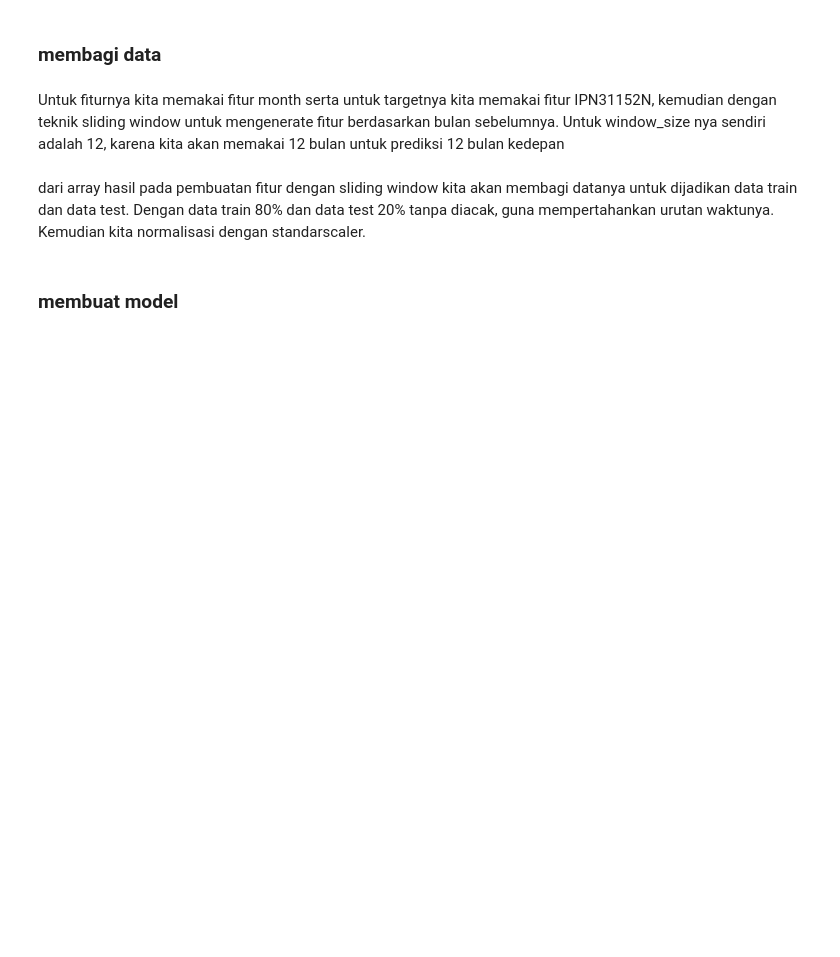
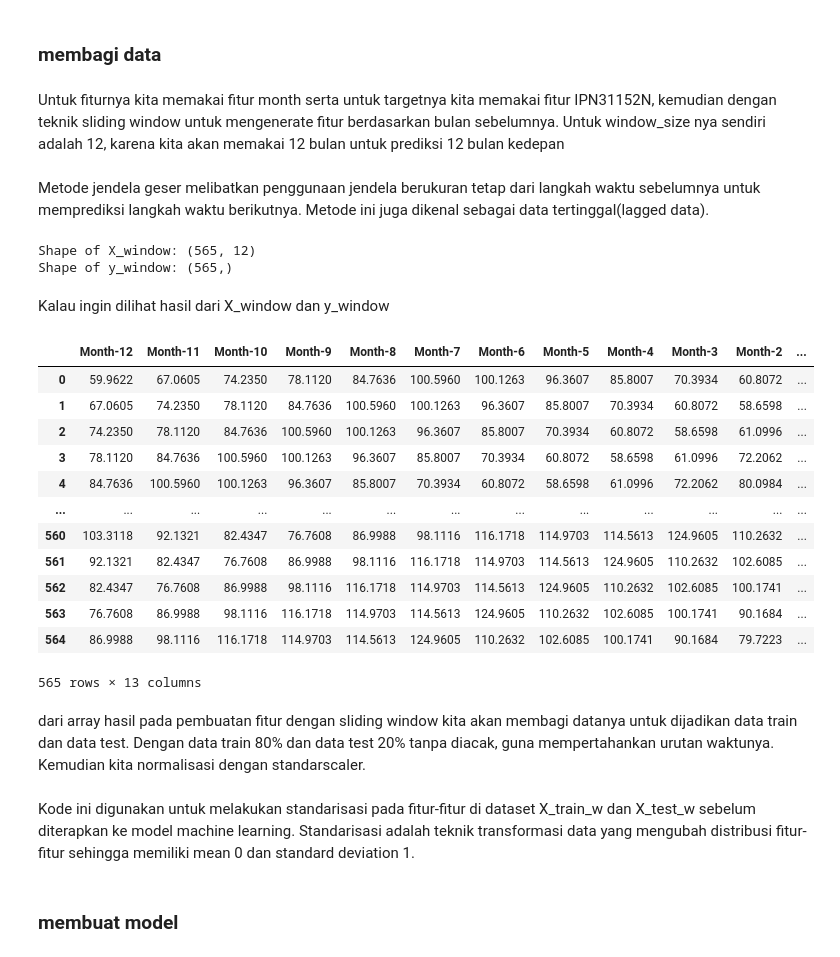
Before and after one commit to zulfalaila/psd_uts, a Jupyter notebook: UTS_PSD.ipynb, the cells around one changed output. Saved outputs shown, nothing was run; the diff lists cells and outputs as text; code cells hidden in the pictures; blank space fills up the shorter version.

Commit message:
tambah metode

```diff
--- a/UTS_PSD.ipynb
+++ b/UTS_PSD.ipynb
@@ -104,6 +109,8 @@ max    196.173700  576.000000
 ### membagi data
 # %% [markdown]
 Untuk fiturnya kita memakai fitur month serta untuk targetnya kita memakai fitur IPN31152N, kemudian dengan teknik sliding window untuk mengenerate fitur berdasarkan bulan sebelumnya. Untuk window_size nya sendiri adalah 12, karena kita akan memakai 12 bulan untuk prediksi 12 bulan kedepan
+# %% [markdown]
+Metode jendela geser melibatkan penggunaan jendela berukuran tetap dari langkah waktu sebelumnya untuk memprediksi langkah waktu berikutnya. Metode ini juga dikenal sebagai data tertinggal(lagged data).
 # %%
 # Features (Months), Target (IPN31152N)
 X = df[['Month']]
@@ -122,8 +129,39 @@ window_size = 12
 
 # Creating sliding window features for the target variable
 X_window, y_window = create_sliding_window_features(df['IPN31152N'].values, window_size)
+print("Shape of X_window:", X_window.shape)
+print("Shape of y_window:", y_window.shape)
+# %% [output]
+Shape of X_window: (565, 12)
+Shape of y_window: (565,)
+# %% [markdown]
+Kalau ingin dilihat hasil dari X_window dan y_window
+# %%
+# Membuat dataframe
+columns = [f'Month-{i}' for i in range(window_size, 0, -1)]  # Nama kolom untuk 12 bulan sebelumnya
+df_window = pd.DataFrame(X_window, columns=columns)  # Data 12 bulan sebelumnya
+df_window['Target'] = y_window  # Kolom target
+
+# Menampilkan dataframe
+df_window
+# %% [output]
+|  | Month-12 | Month-11 | Month-10 | Month-9 | Month-8 | Month-7 | Month-6 | Month-5 | Month-4 | Month-3 | Month-2 | ... |
+| 0 | 59.9622 | 67.0605 | 74.2350 | 78.1120 | 84.7636 | 100.5960 | 100.1263 | 96.3607 | 85.8007 | 70.3934 | 60.8072 | ... |
+| 1 | 67.0605 | 74.2350 | 78.1120 | 84.7636 | 100.5960 | 100.1263 | 96.3607 | 85.8007 | 70.3934 | 60.8072 | 58.6598 | ... |
+| 2 | 74.2350 | 78.1120 | 84.7636 | 100.5960 | 100.1263 | 96.3607 | 85.8007 | 70.3934 | 60.8072 | 58.6598 | 61.0996 | ... |
+| 3 | 78.1120 | 84.7636 | 100.5960 | 100.1263 | 96.3607 | 85.8007 | 70.3934 | 60.8072 | 58.6598 | 61.0996 | 72.2062 | ... |
+| 4 | 84.7636 | 100.5960 | 100.1263 | 96.3607 | 85.8007 | 70.3934 | 60.8072 | 58.6598 | 61.0996 | 72.2062 | 80.0984 | ... |
+| ... | ... | ... | ... | ... | ... | ... | ... | ... | ... | ... | ... | ... |
+| 560 | 103.3118 | 92.1321 | 82.4347 | 76.7608 | 86.9988 | 98.1116 | 116.1718 | 114.9703 | 114.5613 | 124.9605 | 110.2632 | ... |
+| 561 | 92.1321 | 82.4347 | 76.7608 | 86.9988 | 98.1116 | 116.1718 | 114.9703 | 114.5613 | 124.9605 | 110.2632 | 102.6085 | ... |
+| 562 | 82.4347 | 76.7608 | 86.9988 | 98.1116 | 116.1718 | 114.9703 | 114.5613 | 124.9605 | 110.2632 | 102.6085 | 100.1741 | ... |
+| 563 | 76.7608 | 86.9988 | 98.1116 | 116.1718 | 114.9703 | 114.5613 | 124.9605 | 110.2632 | 102.6085 | 100.1741 | 90.1684 | ... |
+| 564 | 86.9988 | 98.1116 | 116.1718 | 114.9703 | 114.5613 | 124.9605 | 110.2632 | 102.6085 | 100.1741 | 90.1684 | 79.7223 | ... |
+565 rows × 13 columns
 # %% [markdown]
 dari array hasil pada pembuatan fitur dengan sliding window kita akan membagi datanya untuk dijadikan data train dan data test. Dengan data train 80% dan data test 20% tanpa diacak, guna mempertahankan urutan waktunya. Kemudian kita normalisasi dengan standarscaler.
+# %% [markdown]
+Kode ini digunakan untuk melakukan standarisasi pada fitur-fitur di dataset X_train_w dan X_test_w sebelum diterapkan ke model machine learning. Standarisasi adalah teknik transformasi data yang mengubah distribusi fitur-fitur sehingga memiliki mean 0 dan standard deviation 1.
 # %%
 # Splitting the df into training and test sets
 X_train_w, X_test_w, y_train_w, y_test_w = train_test_split(X_window, y_window, test_size=0.2, shuffle=False)
```
Also changed, not shown: parts of 13 cells of this notebook, 1 other file.
